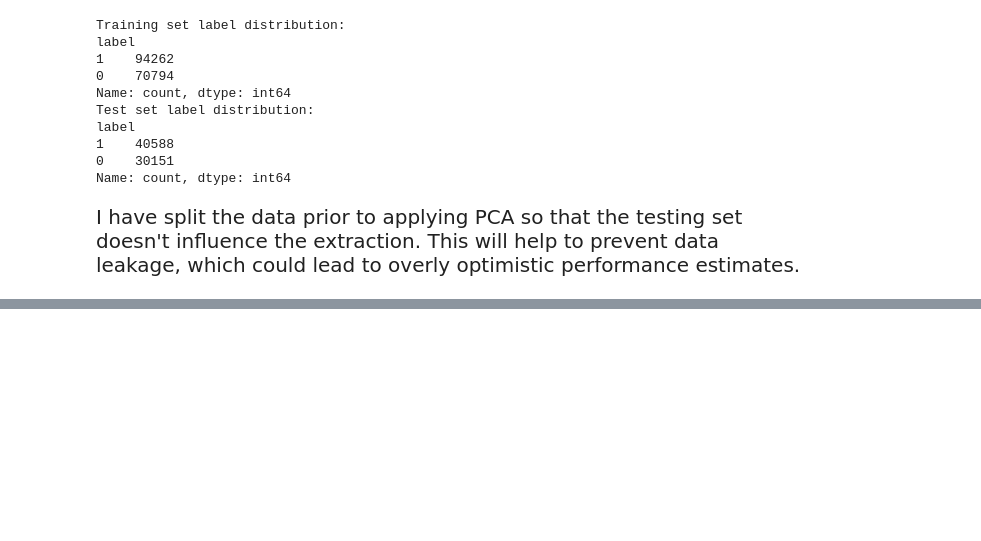
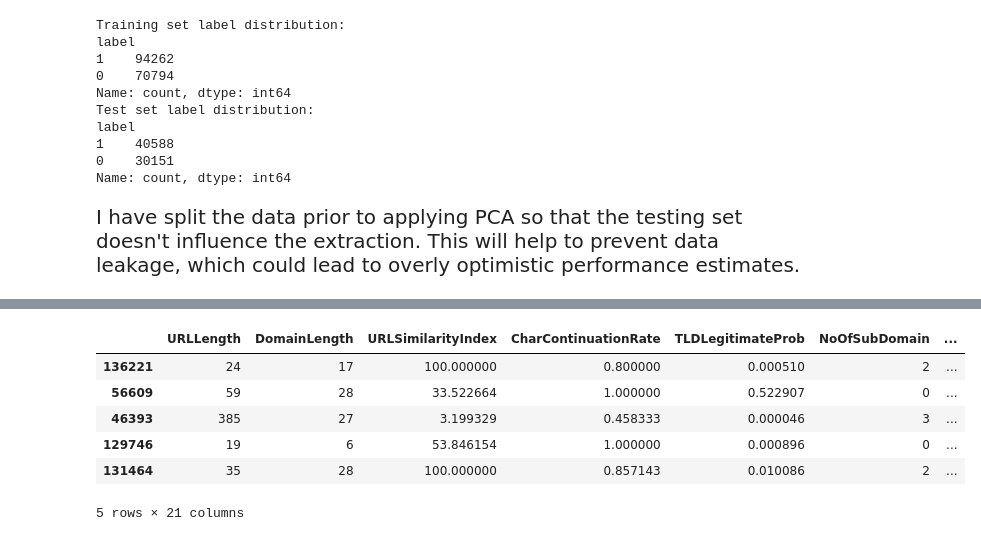
Before and after one commit to Somanshu-Mahajan/Phishing-URL-Detection, a Jupyter notebook: urls.ipynb, the cells around one changed output, grey strips where cells are left out. Cells and saved outputs as stored; diff of their text form; code cells hidden in the pictures; blank space fills up the shorter version.

```diff
--- a/urls.ipynb
+++ b/urls.ipynb
@@ -916,0 +948,10 @@ plt.show()
+# %%
+X_test.head()
+# %% [output]
+|  | URLLength | DomainLength | URLSimilarityIndex | CharContinuationRate | TLDLegitimateProb | NoOfSubDomain | ... |
+| 136221 | 24 | 17 | 100.000000 | 0.800000 | 0.000510 | 2 | ... |
+| 56609 | 59 | 28 | 33.522664 | 1.000000 | 0.522907 | 0 | ... |
+| 46393 | 385 | 27 | 3.199329 | 0.458333 | 0.000046 | 3 | ... |
+| 129746 | 19 | 6 | 53.846154 | 1.000000 | 0.000896 | 0 | ... |
+| 131464 | 35 | 28 | 100.000000 | 0.857143 | 0.010086 | 2 | ... |
+5 rows × 21 columns
```
Also changed, not shown: parts of 13 cells of this notebook.
